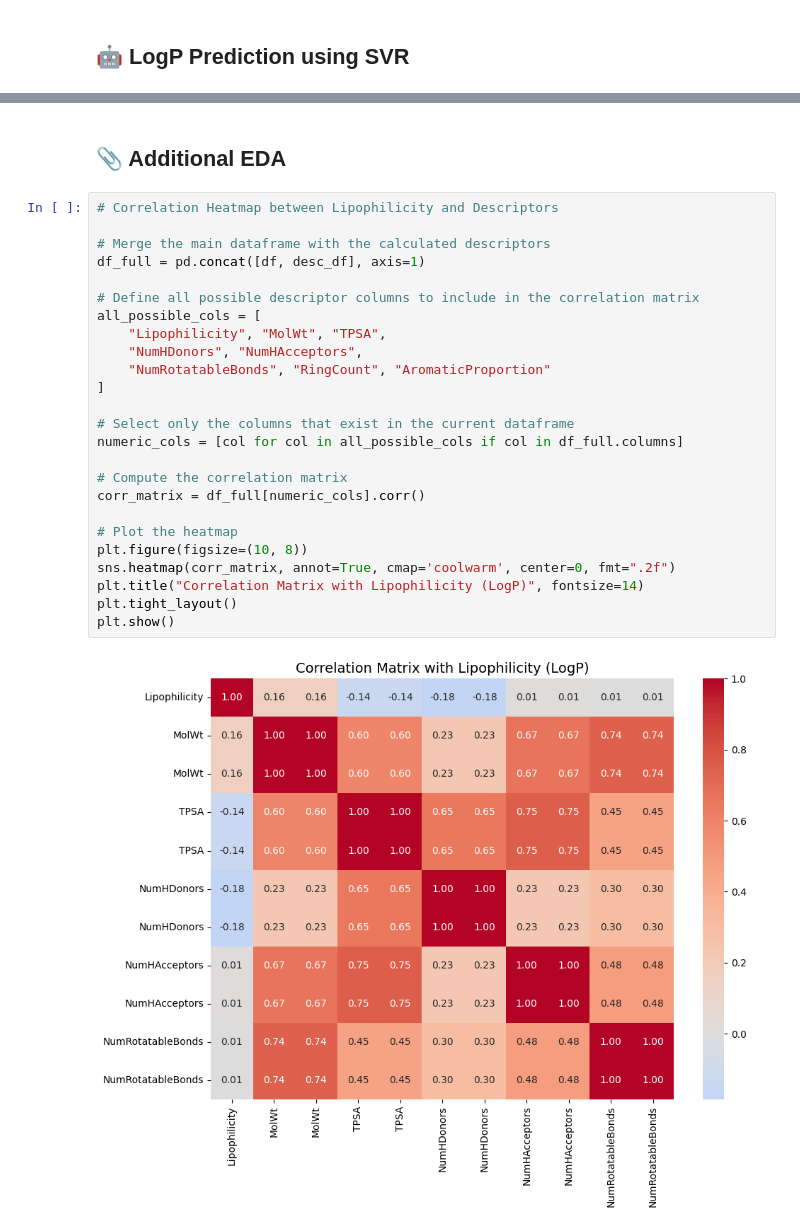
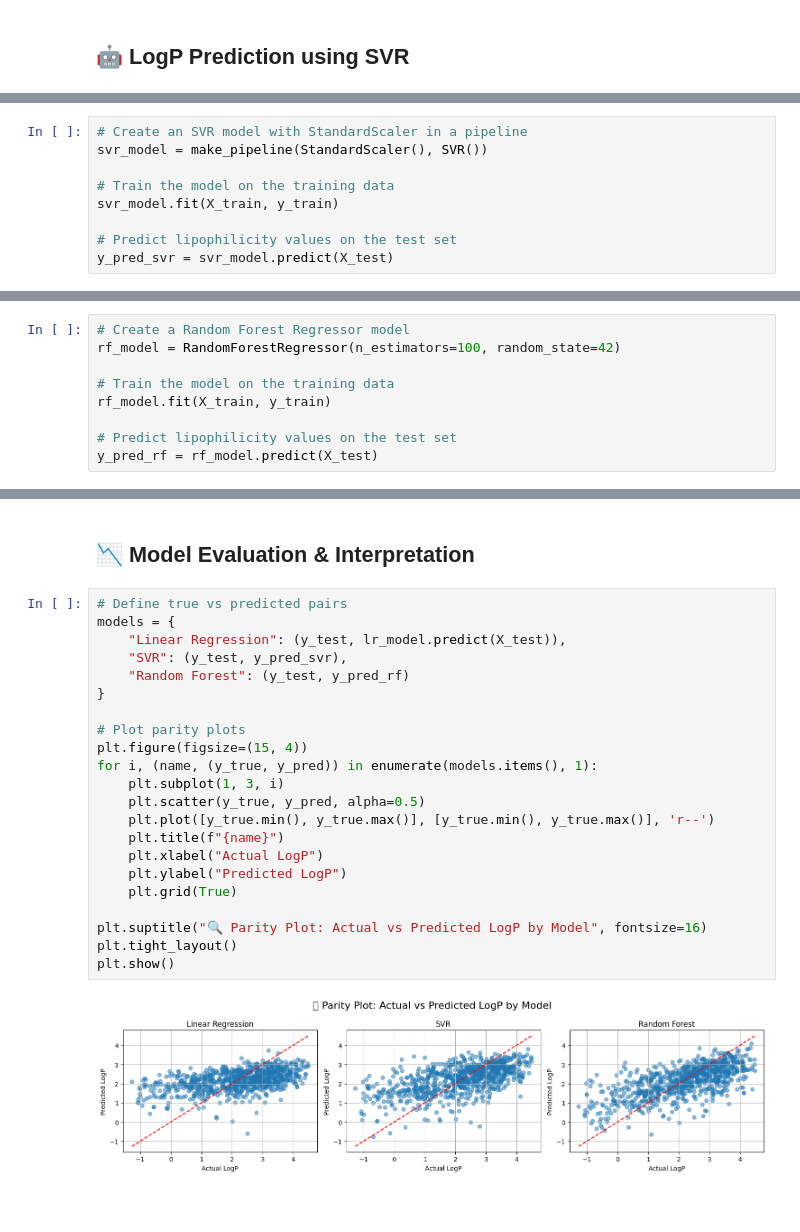
Before and after one commit to Kyeongbin-Tom/logp-tpsa-analysis, a Jupyter notebook: notebooks/LogP_TPSA_Analysis.ipynb, the cells around one changed output, grey strips where cells are left out. Cells and saved outputs as stored; diff of their text form; blank space fills up the shorter version.

```diff
--- a/notebooks/LogP_TPSA_Analysis.ipynb
+++ b/notebooks/LogP_TPSA_Analysis.ipynb
@@ -306,0 +248,9 @@ Name: Lipophilicity, dtype: float64
+# %%
+# Create an SVR model with StandardScaler in a pipeline
+svr_model = make_pipeline(StandardScaler(), SVR())
+
+# Train the model on the training data
+svr_model.fit(X_train, y_train)
+
+# Predict lipophilicity values on the test set
+y_pred_svr = svr_model.predict(X_test)
@@ -306,0 +259,9 @@ Name: Lipophilicity, dtype: float64
+# %%
+# Create a Random Forest Regressor model
+rf_model = RandomForestRegressor(n_estimators=100, random_state=42)
+
+# Train the model on the training data
+rf_model.fit(X_train, y_train)
+
+# Predict lipophilicity values on the test set
+y_pred_rf = rf_model.predict(X_test)
@@ -605,29 +342,26 @@ print(results_df)
-# %% [markdown]
-## 📎 Additional EDA
-# %%
-# Correlation Heatmap between Lipophilicity and Descriptors
-
-# Merge the main dataframe with the calculated descriptors
-df_full = pd.concat([df, desc_df], axis=1)
-
-# Define all possible descriptor columns to include in the correlation matrix
-all_possible_cols = [
-    "Lipophilicity", "MolWt", "TPSA",
-    "NumHDonors", "NumHAcceptors",
-    "NumRotatableBonds", "RingCount", "AromaticProportion"
-]
-
-# Select only the columns that exist in the current dataframe
-numeric_cols = [col for col in all_possible_cols if col in df_full.columns]
-
-# Compute the correlation matrix
-corr_matrix = df_full[numeric_cols].corr()
-
-# Plot the heatmap
-plt.figure(figsize=(10, 8))
-sns.heatmap(corr_matrix, annot=True, cmap='coolwarm', center=0, fmt=".2f")
-plt.title("Correlation Matrix with Lipophilicity (LogP)", fontsize=14)
-plt.tight_layout()
-plt.show()
-# %% [output]
-[figure, removed]
+# %% [markdown]
+## 📉 Model Evaluation & Interpretation
+# %%
+# Define true vs predicted pairs
+models = {
+    "Linear Regression": (y_test, lr_model.predict(X_test)),
+    "SVR": (y_test, y_pred_svr),
+    "Random Forest": (y_test, y_pred_rf)
+}
+
+# Plot parity plots
+plt.figure(figsize=(15, 4))
+for i, (name, (y_true, y_pred)) in enumerate(models.items(), 1):
+    plt.subplot(1, 3, i)
+    plt.scatter(y_true, y_pred, alpha=0.5)
+    plt.plot([y_true.min(), y_true.max()], [y_true.min(), y_true.max()], 'r--')
+    plt.title(f"{name}")
+    plt.xlabel("Actual LogP")
+    plt.ylabel("Predicted LogP")
+    plt.grid(True)
+
+plt.suptitle("🔍 Parity Plot: Actual vs Predicted LogP by Model", fontsize=16)
+plt.tight_layout()
+plt.show()
+# %% [output]
+[figure, added]
```
Also changed, not shown: parts of 28 cells of this notebook.
